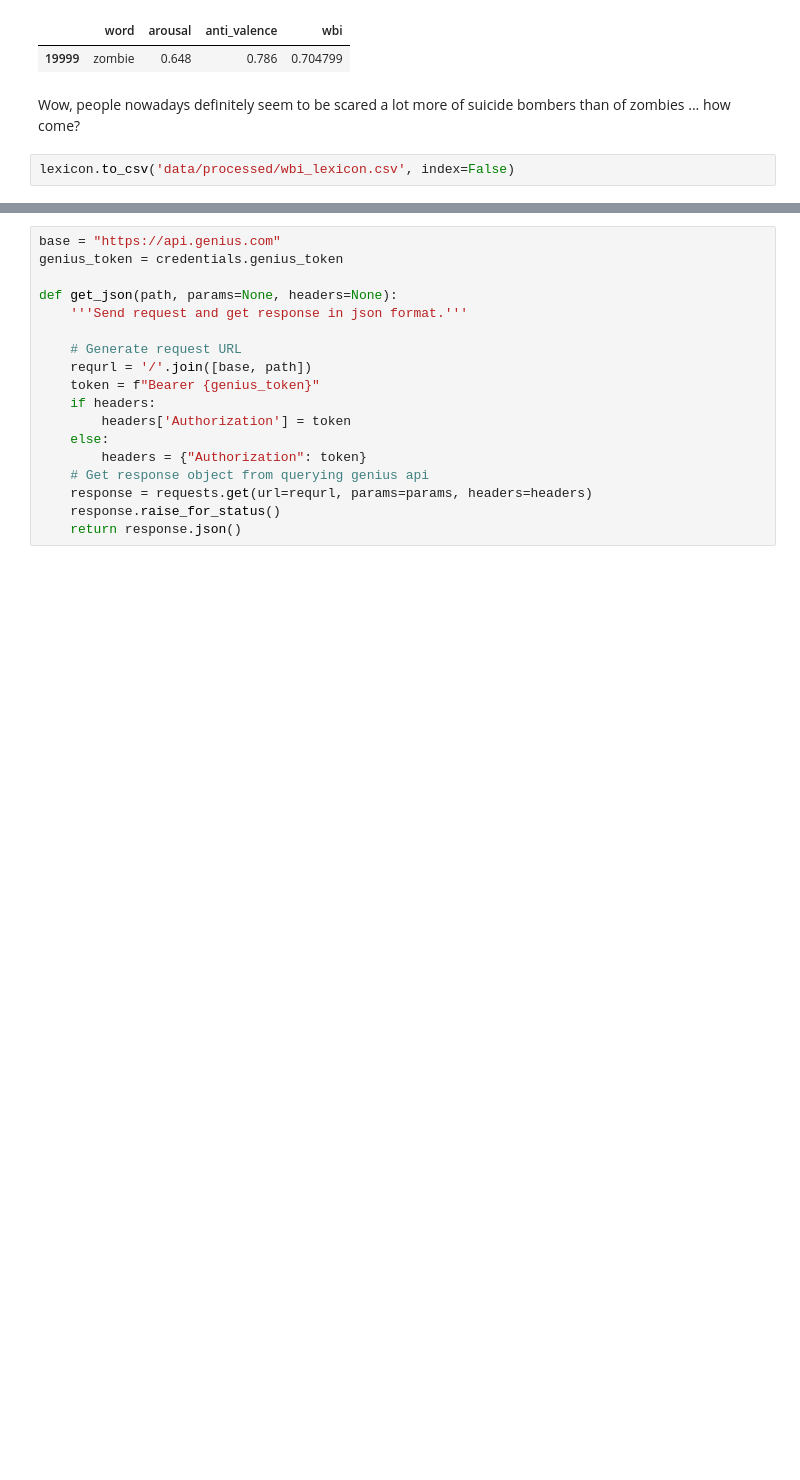
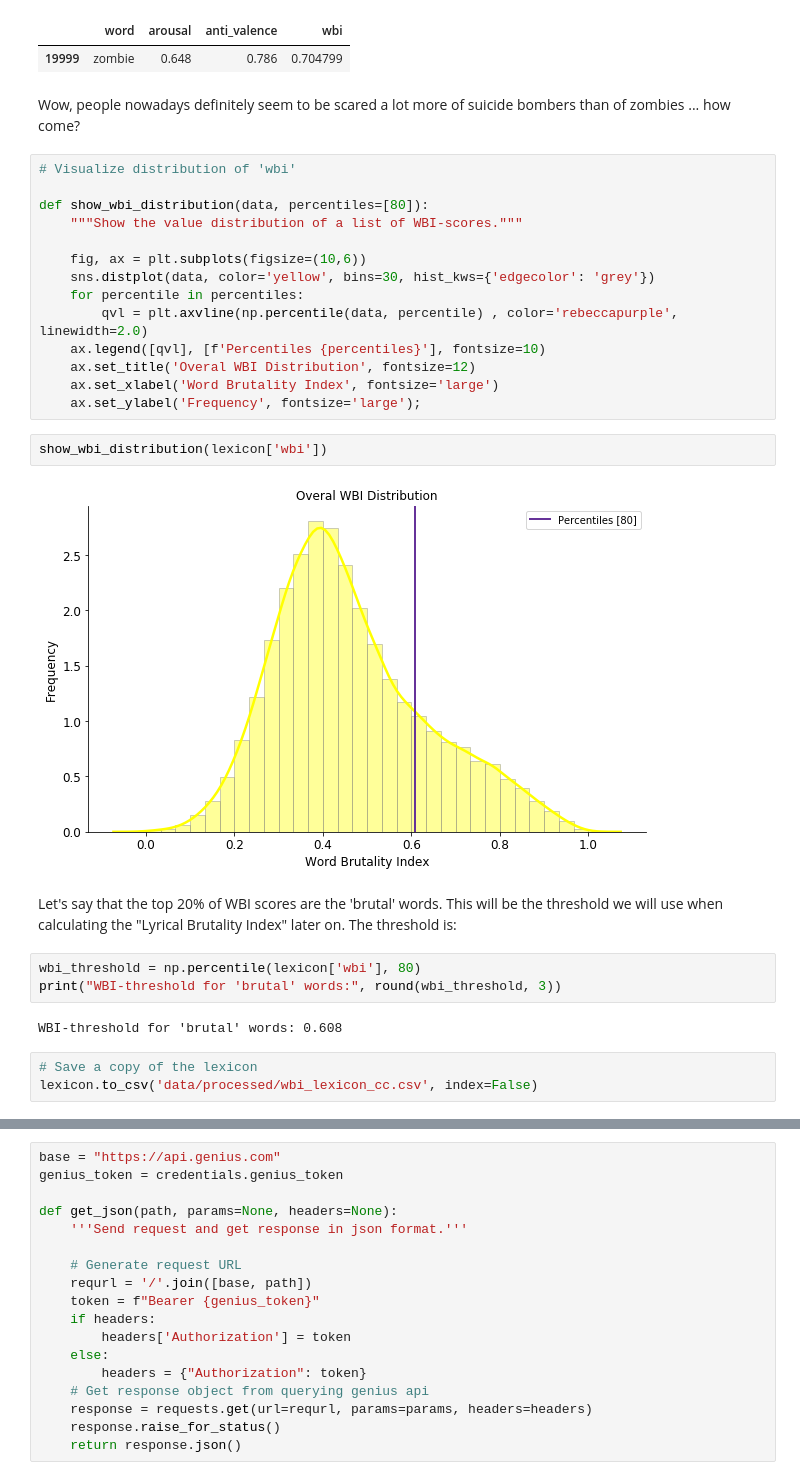
Before and after one commit to rbuerki/most-brutal-cannibal-corpse, a Jupyter notebook: 2-Text-Analysis-Lyrics.ipynb, the cells around one changed output, grey strips where cells are left out. Saved outputs shown, nothing was run; the diff lists cells and outputs as text; blank space fills up the shorter version.

```diff
--- a/2-Text-Analysis-Lyrics.ipynb
+++ b/2-Text-Analysis-Lyrics.ipynb
@@ -119,5 +121,31 @@ display(lexicon.loc[lexicon['word'] == 'zombie'])
 | 19999 | zombie | 0.648 | 0.786 | 0.704799 |
 # %% [markdown]
 Wow, people nowadays definitely seem to be scared a lot more of suicide bombers than of zombies ... how come?
+# %%
+# Visualize distribution of 'wbi'
+
+def show_wbi_distribution(data, percentiles=[80]):
+    """Show the value distribution of a list of WBI-scores."""
+
+    fig, ax = plt.subplots(figsize=(10,6))
+    sns.distplot(data, color='yellow', bins=30, hist_kws={'edgecolor': 'grey'})
+    for percentile in percentiles:
+        qvl = plt.axvline(np.percentile(data, percentile) , color='rebeccapurple', linewidth=2.0)
+    ax.legend([qvl], [f'Percentiles {percentiles}'], fontsize=10)
+    ax.set_title('Overal WBI Distribution', fontsize=12)
+    ax.set_xlabel('Word Brutality Index', fontsize='large')
+    ax.set_ylabel('Frequency', fontsize='large');
+# %%
+show_wbi_distribution(lexicon['wbi'])
+# %% [output]
+[figure, added]
+# %% [markdown]
+Let's say that the top 20% of WBI scores are the 'brutal' words. This will be the threshold we will use when calculating the "Lyrical Brutality Index" later on. The threshold is:
+# %%
+wbi_threshold = np.percentile(lexicon['wbi'], 80)
+print("WBI-threshold for 'brutal' words:", round(wbi_threshold, 3))
+# %% [output]
+WBI-threshold for 'brutal' words: 0.608
 # %%
-lexicon.to_csv('data/processed/wbi_lexicon.csv', index=False)
+# Save a copy of the lexicon
+lexicon.to_csv('data/processed/wbi_lexicon_cc.csv', index=False)
```
Also changed, not shown: parts of 29 cells of this notebook.
